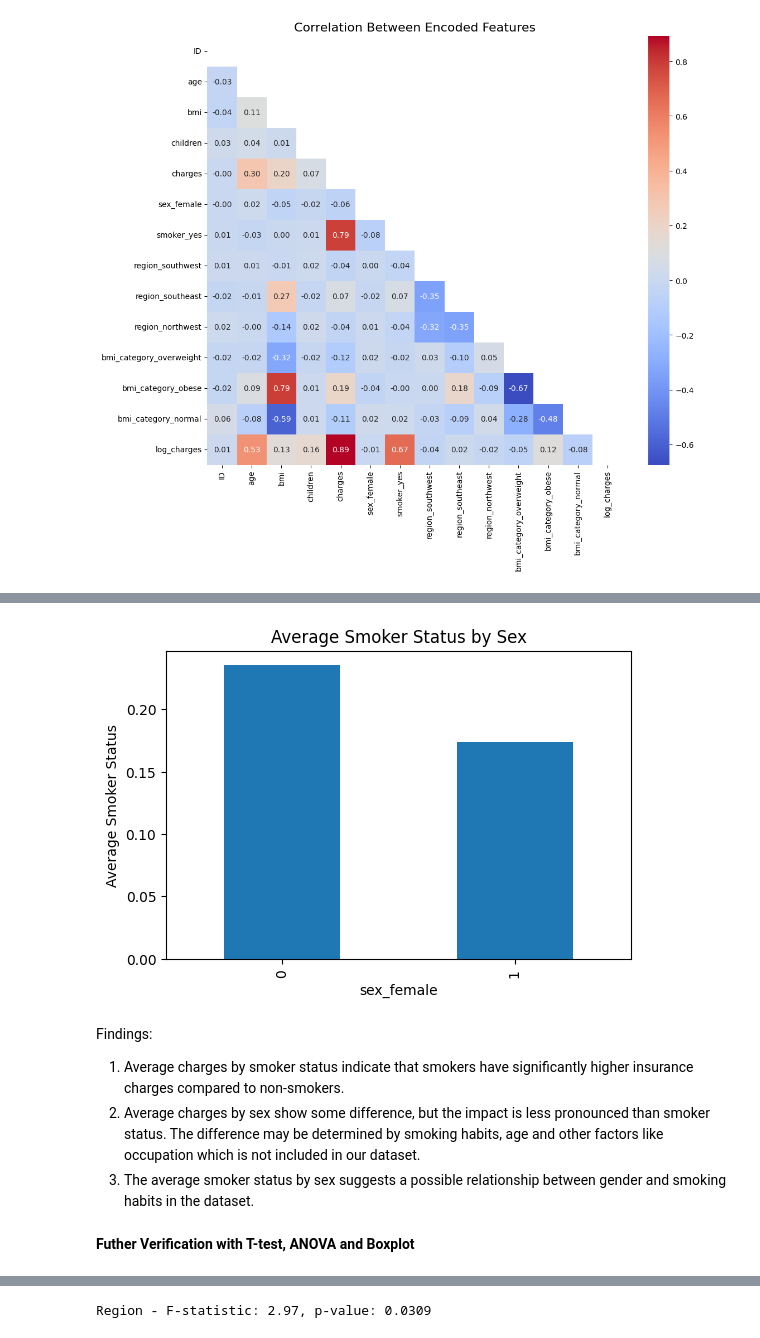
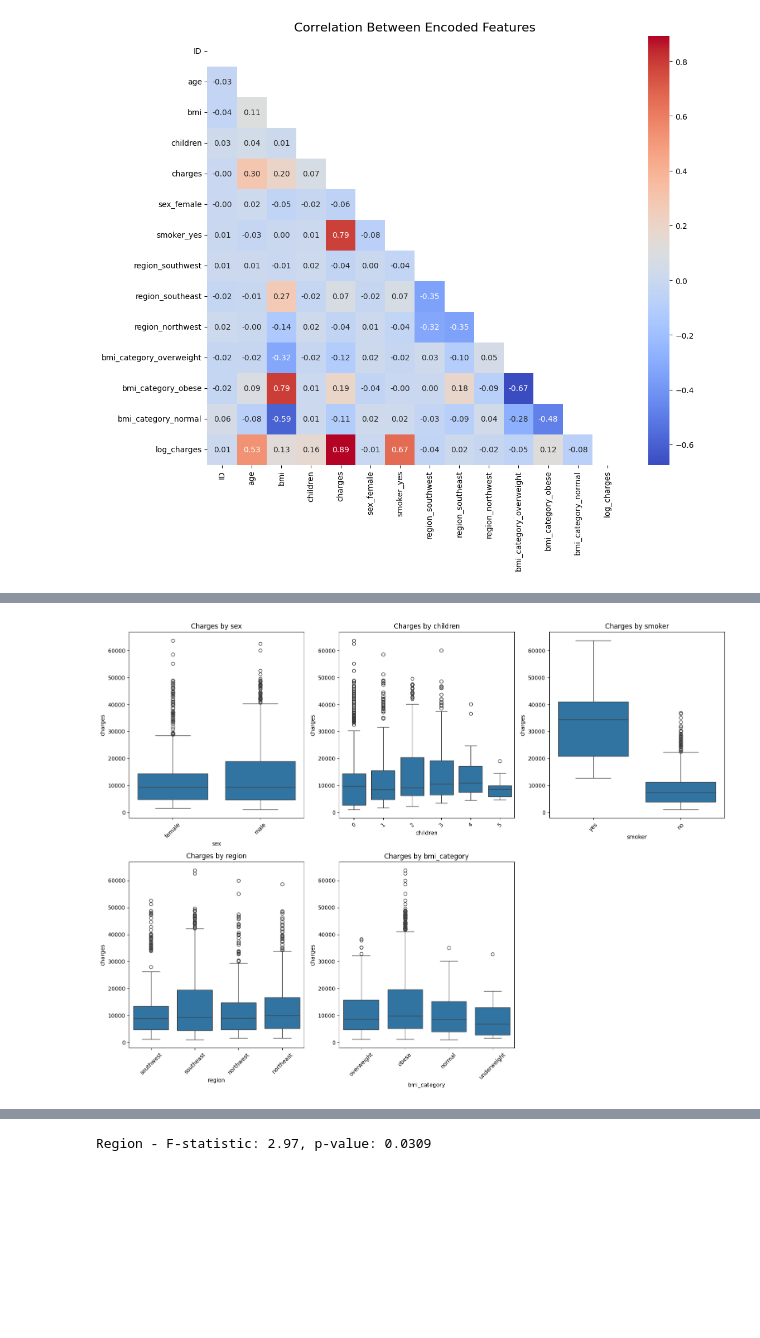
Before and after one commit to ka-kwok/Hackathon2Team1Project-Health-Insurance-Analysis, a Jupyter notebook: jupyter_notebooks/data_visualization.ipynb, the cells around one changed output, grey strips where cells are left out. Saved outputs shown, nothing was run; the diff lists cells and outputs as text; code cells hidden in the pictures; blank space fills up the shorter version.

Commit message:
Data Visualization updated with Hypothesis Justification

```diff
--- a/jupyter_notebooks/data_visualization.ipynb
+++ b/jupyter_notebooks/data_visualization.ipynb
@@ -183,17 +150,14 @@ plt.show()
-# %%
-df_grouped = df_encoded.groupby(["sex_female"])["smoker_yes"].mean()
-
-df_grouped.plot(kind="bar", figsize=(6,4))
-plt.title("Average Smoker Status by Sex")
-plt.ylabel("Average Smoker Status")
-plt.show()
-# %% [output]
-[figure, removed]
-# %% [markdown]
-Findings:
-
-1. Average charges by smoker status indicate that smokers have significantly higher insurance charges compared to non-smokers.
-2. Average charges by sex show some difference, but the impact is less pronounced than smoker status. The difference may be determined by smoking habits, age and other factors like occupation which is not included in our dataset.
-3. The average smoker status by sex suggests a possible relationship between gender and smoking habits in the dataset.
-# %% [markdown]
-**Futher Verification with T-test, ANOVA and Boxplot**
+# %%
+# Bar Plot for Categorical Features vs Charges
+categorical_features = [col for col in df.columns if col.startswith(("sex", "smoker", "region", "bmi_category", "children" ))]
+plt.figure(figsize=(16, 12))
+for i, feature in enumerate(categorical_features, 1):
+    plt.subplot(2, 3, i)
+    sns.boxplot(x=df[feature], y=df["charges"])
+    plt.title(f"Charges by {feature}")
+    plt.xticks(rotation=45)
+
+plt.tight_layout()
+plt.show()
+# %% [output]
+[figure, added]
```
Also changed, not shown: parts of 45 cells of this notebook.
